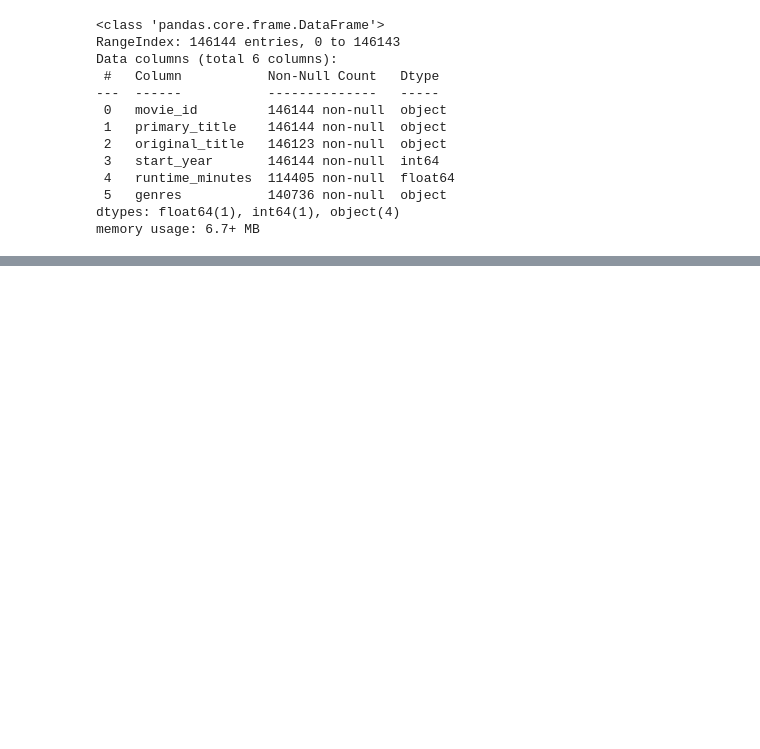
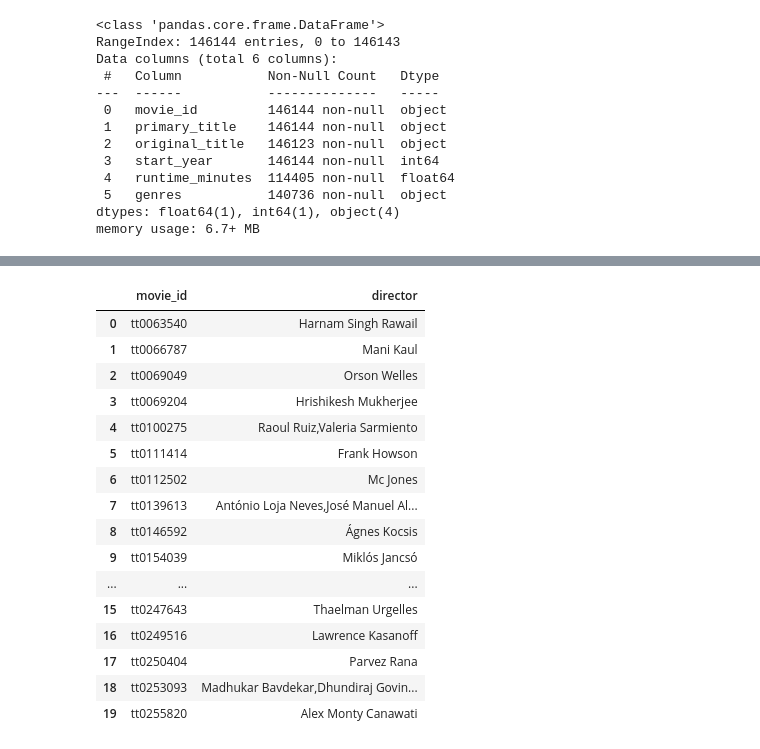
Before and after one commit to Wangari-web/dsc-phase-1-project-v2-4, a Jupyter notebook: student.ipynb, the cells around one changed output, grey strips where cells are left out. Cells and saved outputs as stored; diff of their text form; code cells hidden in the pictures; blank space fills up the shorter version.

```diff
--- a/student.ipynb
+++ b/student.ipynb
@@ -122,0 +259,16 @@ memory usage: 6.7+ MB
+# %%
+#merge the principals and persons tables
+directors = pd.read_sql('''
+    SELECT
+        principals.movie_id,
+        persons.primary_name AS director
+    FROM
+        principals
+    JOIN
+        persons
+    USING(person_id)
+    WHERE
+        category = 'director'
+''', conn)
+
+directors.head()
@@ -122,0 +282,29 @@ memory usage: 6.7+ MB
+# %%
+#group the directors
+directors = directors.drop_duplicates()
+
+#define a separator for joining
+separator = ','
+
+#group the directors by movie id and concatenate their names
+directors = directors.groupby('movie_id').agg(lambda x: separator.join(x.tolist())).reset_index()
+# %%
+directors.head(20)
+# %% [output]
+|  | movie_id | director |
+| 0 | tt0063540 | Harnam Singh Rawail |
+| 1 | tt0066787 | Mani Kaul |
+| 2 | tt0069049 | Orson Welles |
+| 3 | tt0069204 | Hrishikesh Mukherjee |
+| 4 | tt0100275 | Raoul Ruiz,Valeria Sarmiento |
+| 5 | tt0111414 | Frank Howson |
+| 6 | tt0112502 | Mc Jones |
+| 7 | tt0139613 | António Loja Neves,José Manuel Al... |
+| 8 | tt0146592 | Ágnes Kocsis |
+| 9 | tt0154039 | Miklós Jancsó |
+| ... | ... | ... |
+| 15 | tt0247643 | Thaelman Urgelles |
+| 16 | tt0249516 | Lawrence Kasanoff |
+| 17 | tt0250404 | Parvez Rana |
+| 18 | tt0253093 | Madhukar Bavdekar,Dhundiraj Govin... |
+| 19 | tt0255820 | Alex Monty Canawati |
```
Also changed, not shown: parts of 17 cells of this notebook.
